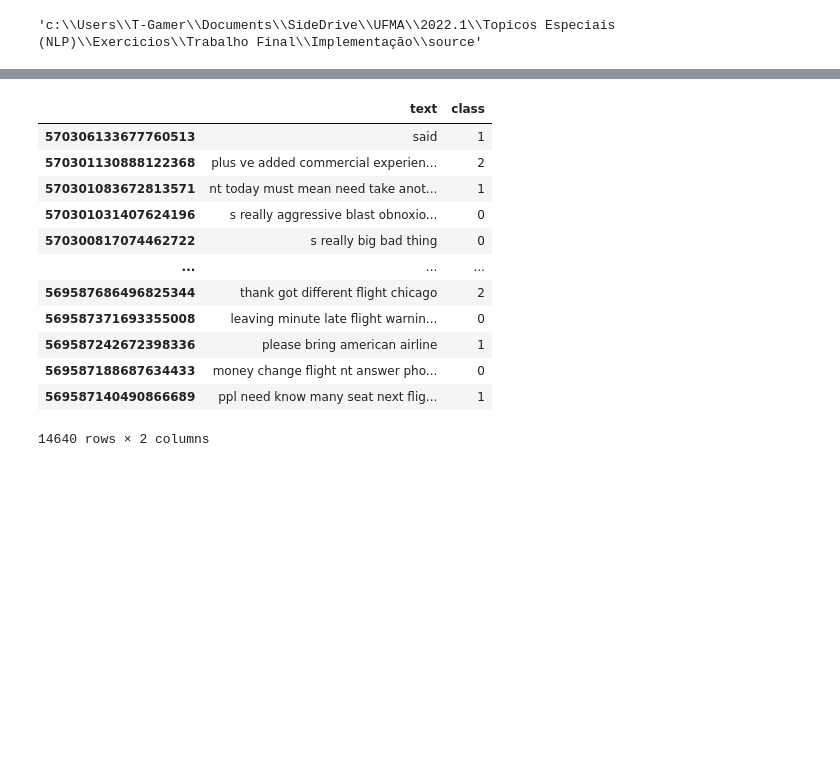
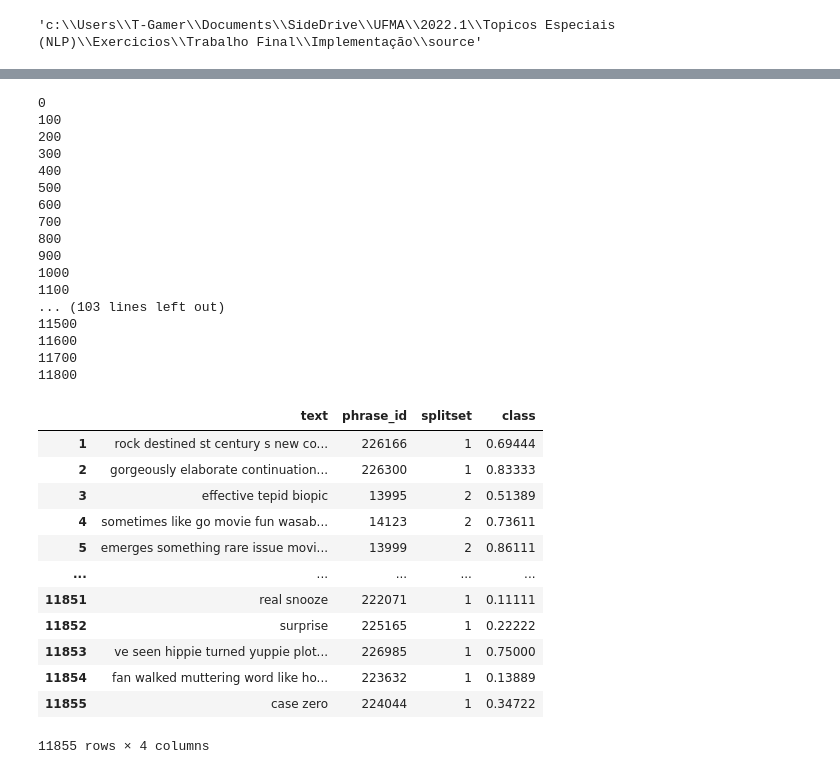
Before and after one commit to AzevedoArthur/nlp-final, a Jupyter notebook: preprocessing.ipynb, the cells around one changed output, grey strips where cells are left out. Drawn from its saved outputs; the diff is of its cells as text; code cells hidden in the pictures; blank space fills up the shorter version.

```diff
--- a/preprocessing.ipynb
+++ b/preprocessing.ipynb
@@ -48,6 +35,7 @@ def remove_nonalpha(tokenlist:list[str]) -> list[str] :
 def preprocess(text:str) -> str :
     text = remove_ats_hashtags_and_links(text)
     text = text.lower()
+    text = text.replace("-", " ")
     tokenlist = nltk.word_tokenize(text)
     tokenlist = remove_stopwords(tokenlist)
     lemmatizer = nltk.WordNetLemmatizer()
@@ -57,4 +45,5 @@ def preprocess(text:str) -> str :
     for tkn in lemmalist :
         text += tkn + " "
     text = text[ : -1]
+    if text == "" : return " " # Treat NaN
     return text
@@ -97,16 +78,0 @@ dataset_processed = pd.concat([processed_text_column, classes_column], axis=1)
-# %%
-dataset_processed
-# %% [output]
-|  | text | class |
-| 570306133677760513 | said | 1 |
-| 570301130888122368 | plus ve added commercial experien... | 2 |
-| 570301083672813571 | nt today must mean need take anot... | 1 |
-| 570301031407624196 | s really aggressive blast obnoxio... | 0 |
-| 570300817074462722 | s really big bad thing | 0 |
-| ... | ... | ... |
-| 569587686496825344 | thank got different flight chicago | 2 |
-| 569587371693355008 | leaving minute late flight warnin... | 0 |
-| 569587242672398336 | please bring american airline | 1 |
-| 569587188687634433 | money change flight nt answer pho... | 0 |
-| 569587140490866689 | ppl need know many seat next flig... | 1 |
-14640 rows × 2 columns
@@ -116,0 +79,52 @@ dataset_processed.to_csv(f"{dataset_folder}/TweetsProcessed.csv")
+# %%
+# Stanford Sentiment Treebank 2
+dataset_folder = "../resources/datasets/StanfordSentimentTreebank"
+
+dataset = pd.read_csv(f"{dataset_folder}/SST2.csv", index_col=0)
+
+processed_text = []
+index = []
+for i, (_, row) in enumerate(dataset.iterrows()) :
+    if i % 100 == 0 :
+        print(i)
+    processed = preprocess(row["text"])
+    if processed == "" : processed = " "
+    processed_text.append(processed)
+    index.append(row.name)
+processed_text_column = pd.Series(processed_text, index, name="text")
+
+dataset_processed = dataset.copy()
+dataset_processed["text"] = processed_text_column
+dataset_processed.to_csv(f"{dataset_folder}/SST2Processed.csv")
+dataset_processed
+# %% [output]
+0
+100
+200
+300
+400
+500
+600
+700
+800
+900
+1000
+1100
+... (103 lines left out)
+11500
+11600
+11700
+11800
+|  | text | phrase_id | splitset | class |
+| 1 | rock destined st century s new co... | 226166 | 1 | 0.69444 |
+| 2 | gorgeously elaborate continuation... | 226300 | 1 | 0.83333 |
+| 3 | effective tepid biopic | 13995 | 2 | 0.51389 |
+| 4 | sometimes like go movie fun wasab... | 14123 | 2 | 0.73611 |
+| 5 | emerges something rare issue movi... | 13999 | 2 | 0.86111 |
+| ... | ... | ... | ... | ... |
+| 11851 | real snooze | 222071 | 1 | 0.11111 |
+| 11852 | surprise | 225165 | 1 | 0.22222 |
+| 11853 | ve seen hippie turned yuppie plot... | 226985 | 1 | 0.75000 |
+| 11854 | fan walked muttering word like ho... | 223632 | 1 | 0.13889 |
+| 11855 | case zero | 224044 | 1 | 0.34722 |
+11855 rows × 4 columns
```
Also changed, not shown: parts of 10 cells of this notebook, 3 other files.
